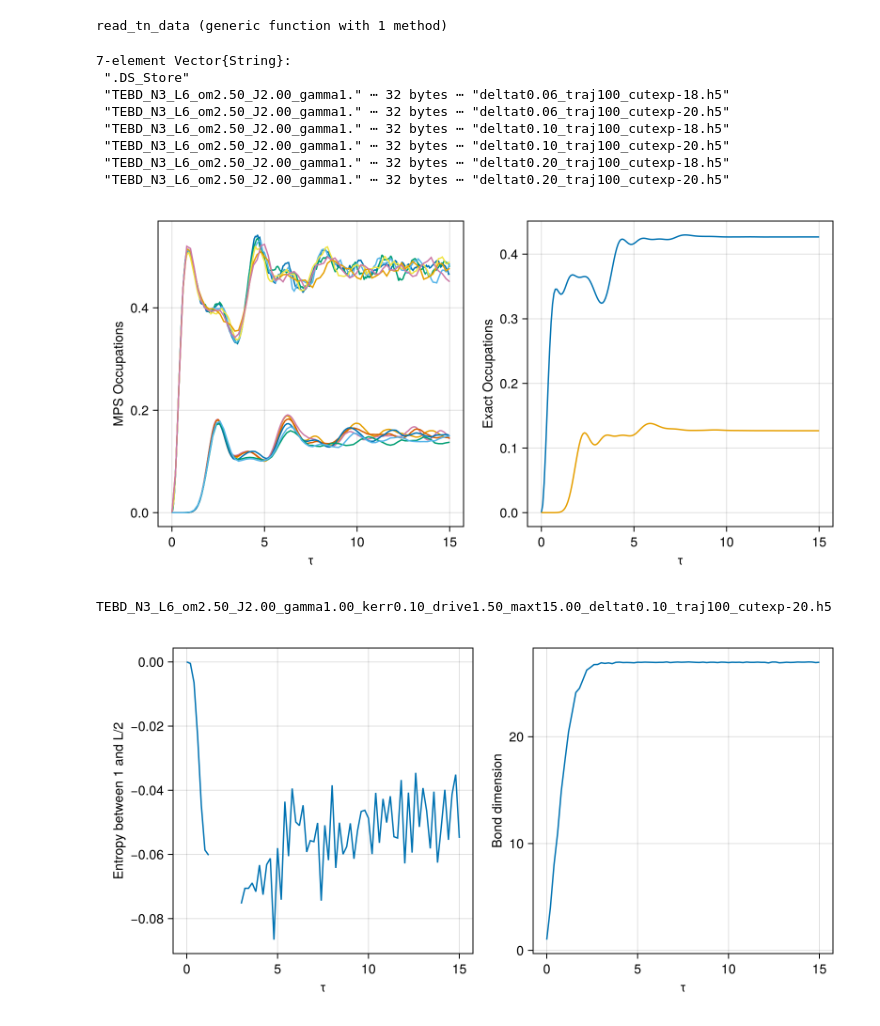
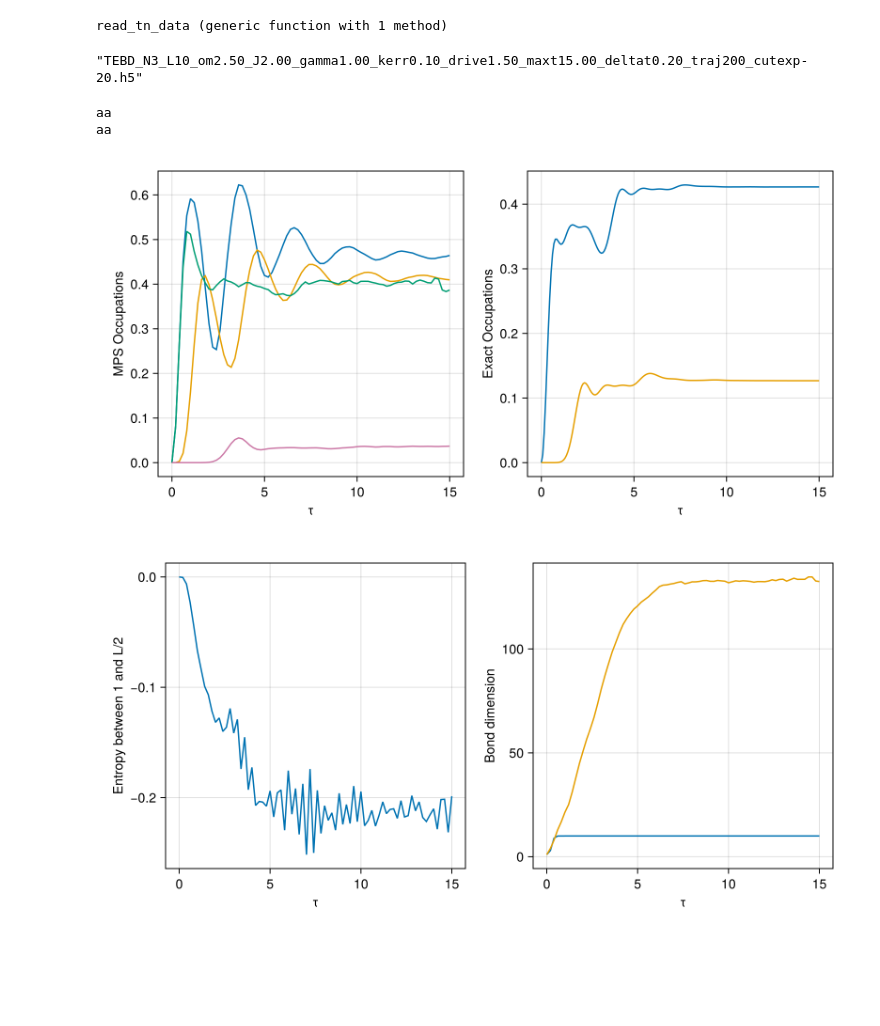
Before and after one commit to Ssalazar12/open_system_tn, a Jupyter notebook: notebooks/benchmarking.ipynb, the cells around one changed output. Cells and saved outputs as stored; diff of their text form; code cells hidden in the pictures; blank space fills up the shorter version.

```diff
--- a/notebooks/benchmarking.ipynb
+++ b/notebooks/benchmarking.ipynb
@@ -99,15 +99,9 @@ read_tn_data (generic function with 1 method)
 data_route = "../data/sims/benchmark/"
 
 file_list = readdir(data_route)
+file_list[3]
 # %% [output]
-7-element Vector{String}:
- ".DS_Store"
- "TEBD_N3_L6_om2.50_J2.00_gamma1." ⋯ 32 bytes ⋯ "deltat0.06_traj100_cutexp-18.h5"
- "TEBD_N3_L6_om2.50_J2.00_gamma1." ⋯ 32 bytes ⋯ "deltat0.06_traj100_cutexp-20.h5"
- "TEBD_N3_L6_om2.50_J2.00_gamma1." ⋯ 32 bytes ⋯ "deltat0.10_traj100_cutexp-18.h5"
- "TEBD_N3_L6_om2.50_J2.00_gamma1." ⋯ 32 bytes ⋯ "deltat0.10_traj100_cutexp-20.h5"
- "TEBD_N3_L6_om2.50_J2.00_gamma1." ⋯ 32 bytes ⋯ "deltat0.20_traj100_cutexp-18.h5"
- "TEBD_N3_L6_om2.50_J2.00_gamma1." ⋯ 32 bytes ⋯ "deltat0.20_traj100_cutexp-20.h5"
+"TEBD_N3_L10_om2.50_J2.00_gamma1.00_kerr0.10_drive1.50_maxt15.00_deltat0.20_traj200_cutexp-20.h5"
 # %%
 f = Figure(size = (800, 400))
 
@@ -119,6 +113,7 @@ for i in 2:nfiles
     meta_data, occupations, entropies, bond_dims, correlations, a_ops = read_tn_data(data_route * file_list[i])
 
     time_list = 0.0:meta_data["delta_t"]:meta_data["maxt"]
+    println("aa")
     lines!(ax1, time_list, occupations[1,1:end])
     lines!(ax1, time_list, occupations[end,1:end])
 
@@ -129,27 +124,31 @@ lines!(ax2, tlist, real(result.expect[2,1:end]))
 
 f
 # %% [output]
+aa
+aa
-[figure, old version]
+[figure, new version]
 # %%
-println(file_list[5])
+f_name = "TEBD_N10_L3_om2.50_J2.00_gamma1.00_kerr0.10_drive1.50_maxt15.00_deltat0.20_traj200_cutexp-20.h5"
+meta_data10, occupations10, entropies10, bond_dims10, correlations10, a_ops10 = read_tn_data(data_route*f_name)
+time_list = 0.0:meta_data["delta_t"]:meta_data["maxt"]
+tot_oc10 = sum(occupations, dims=1)[1:end];
 
-meta_data, occupations, entropies, bond_dims, correlations, a_ops = read_tn_data(data_route * file_list[7])
+f_name = "TEBD_N3_L10_om2.50_J2.00_gamma1.00_kerr0.10_drive1.50_maxt15.00_deltat0.20_traj200_cutexp-20.h5"
+meta_data3, occupations3, entropies3, bond_dims3, correlations3, a_ops3 = read_tn_data(data_route*f_name)
 time_list = 0.0:meta_data["delta_t"]:meta_data["maxt"]
-tot_oc = sum(occupations, dims=1)[1:end];
+tot_oc10 = sum(occupations, dims=1)[1:end];
-# %% [output]
-TEBD_N3_L6_om2.50_J2.00_gamma1.00_kerr0.10_drive1.50_maxt15.00_deltat0.10_traj100_cutexp-20.h5
 # %%
-f= Figure(size = (800, 400))
+f = Figure(size = (800, 400))
 ax1 = Axis(f[1, 1], xlabel="τ", ylabel="Entropy between 1 and L/2")
 ax2 = Axis(f[1, 2], xlabel="τ", ylabel="Bond dimension")
 
-
 lines!(ax1, time_list, entropies)
-lines!(ax2, time_list, bond_dims)
+lines!(ax2, time_list, bond_dims10)
+lines!(ax2, time_list, bond_dims3)
 
 f
 # %% [output]
-[figure, old version]
+[figure, new version]
 # %%
 f = Figure(size = (800, 400))
 ax1 = Axis(f[1, 1], xlabel="τ", ylabel="Cavity Site")
```
Also changed, not shown: parts of 5 cells of this notebook, 11 other files.
